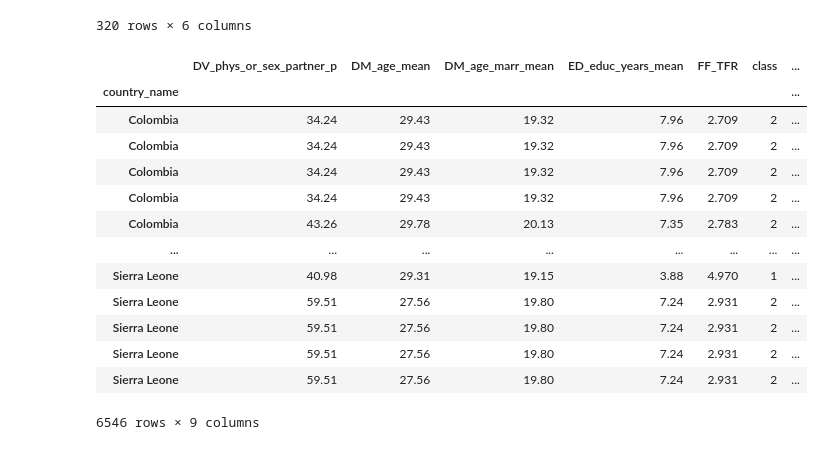
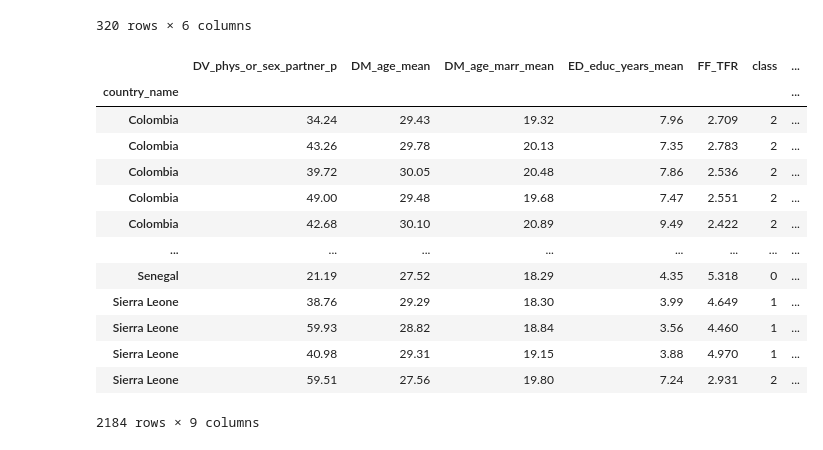
Before and after one commit to Betsy-Kalkwarf/Women-Well-Being, a Jupyter notebook: ML_model.ipynb, the cells around one changed output. Saved outputs shown, nothing was run; the diff lists cells and outputs as text; code cells hidden in the pictures.

```diff
--- a/ML_model.ipynb
+++ b/ML_model.ipynb
@@ -198,24 +202,27 @@ country_demo_df
 
 clustered_df = clustered_df.set_index('country_name')
 country_demo_df = country_demo_df.set_index('country_name')
-combined_df = clustered_df.join(country_demo_df,on = "country_name")
+combined_df = clustered_df.join(country_demo_df,on = "country_name", how="left")
+
 combined_df = combined_df.drop(columns= ['country_code','principal component 1','principal component 2','Unnamed: 0'])
 # %%
 combined_df
+combined_df = combined_df.drop_duplicates()
+combined_df
 # %% [output]
 |  | DV_phys_or_sex_partner_p | DM_age_mean | DM_age_marr_mean | ED_educ_years_mean | FF_TFR | class | ... |
 | country_name |  |  |  |  |  |  | ... |
 | Colombia | 34.24 | 29.43 | 19.32 | 7.96 | 2.709 | 2 | ... |
-| Colombia | 34.24 | 29.43 | 19.32 | 7.96 | 2.709 | 2 | ... |
-| Colombia | 34.24 | 29.43 | 19.32 | 7.96 | 2.709 | 2 | ... |
-| Colombia | 34.24 | 29.43 | 19.32 | 7.96 | 2.709 | 2 | ... |
 | Colombia | 43.26 | 29.78 | 20.13 | 7.35 | 2.783 | 2 | ... |
+| Colombia | 39.72 | 30.05 | 20.48 | 7.86 | 2.536 | 2 | ... |
+| Colombia | 49.00 | 29.48 | 19.68 | 7.47 | 2.551 | 2 | ... |
+| Colombia | 42.68 | 30.10 | 20.89 | 9.49 | 2.422 | 2 | ... |
 | ... | ... | ... | ... | ... | ... | ... | ... |
+| Senegal | 21.19 | 27.52 | 18.29 | 4.35 | 5.318 | 0 | ... |
+| Sierra Leone | 38.76 | 29.29 | 18.30 | 3.99 | 4.649 | 1 | ... |
+| Sierra Leone | 59.93 | 28.82 | 18.84 | 3.56 | 4.460 | 1 | ... |
 | Sierra Leone | 40.98 | 29.31 | 19.15 | 3.88 | 4.970 | 1 | ... |
 | Sierra Leone | 59.51 | 27.56 | 19.80 | 7.24 | 2.931 | 2 | ... |
-| Sierra Leone | 59.51 | 27.56 | 19.80 | 7.24 | 2.931 | 2 | ... |
-| Sierra Leone | 59.51 | 27.56 | 19.80 | 7.24 | 2.931 | 2 | ... |
-| Sierra Leone | 59.51 | 27.56 | 19.80 | 7.24 | 2.931 | 2 | ... |
-6546 rows × 9 columns
+2184 rows × 9 columns
 # %%
 combined_df.to_csv('Women_well_being_clustered_data.csv')
```
Also changed, not shown: parts of 2 cells of this notebook.
